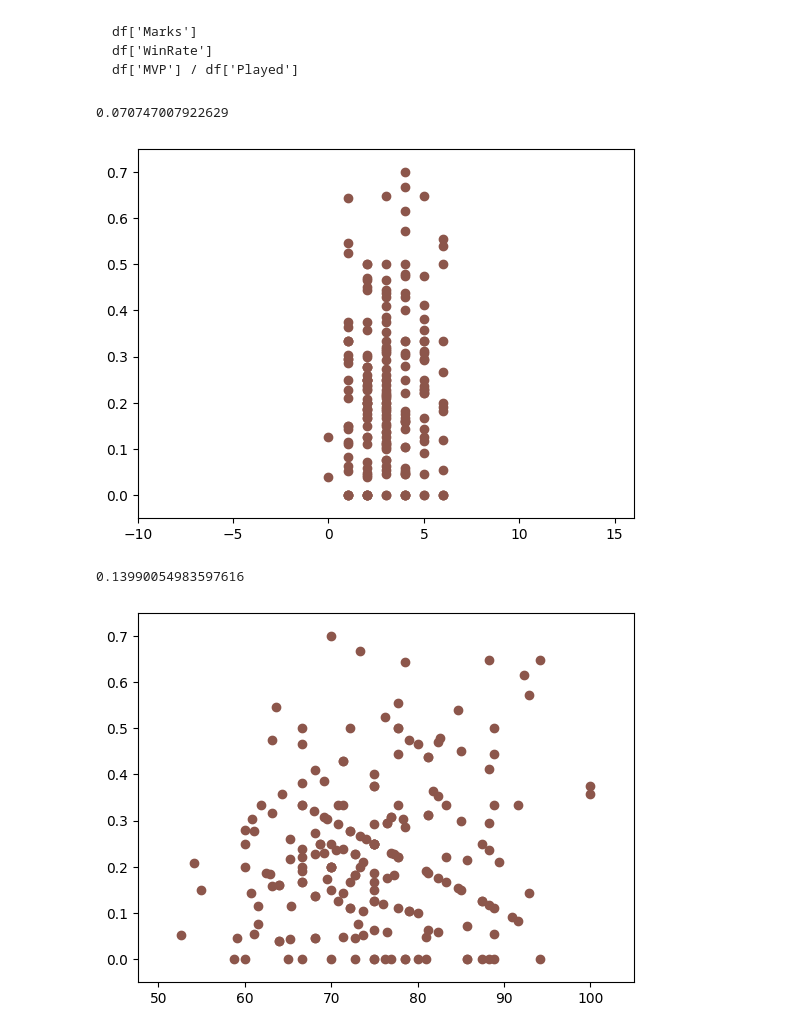
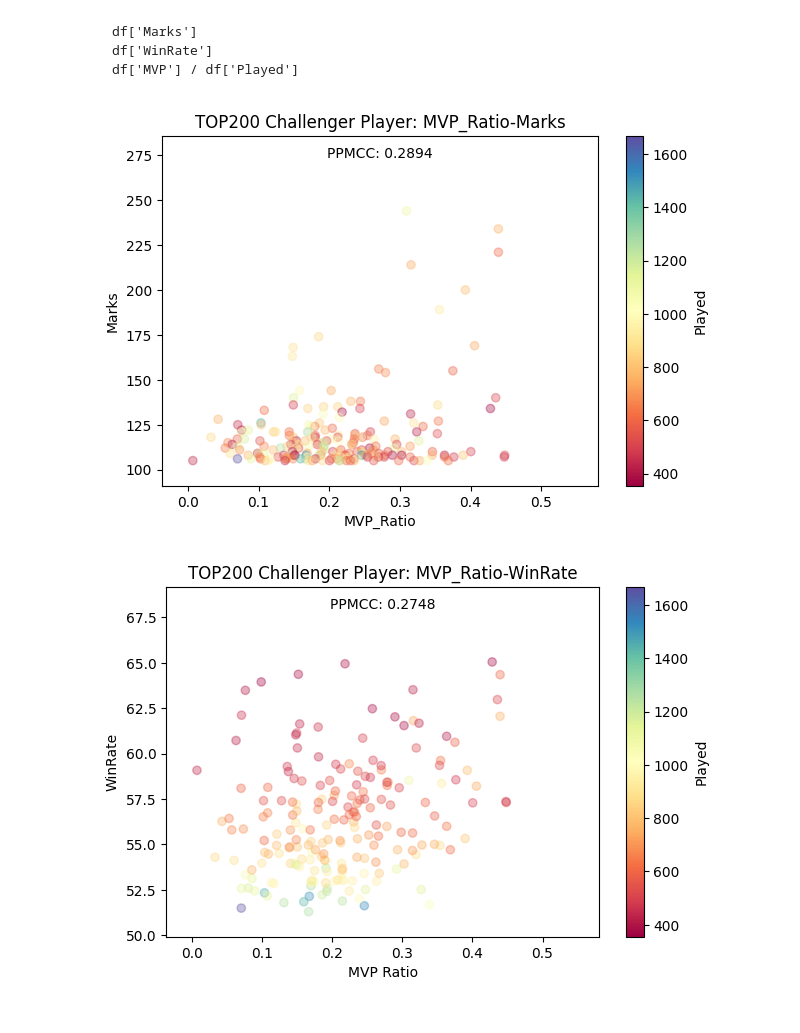
Before and after one commit to changchiyou/WildRiftResearch, a Jupyter notebook: MVP_WinRate_Marks.ipynb, the cells around one changed output. Drawn from its saved outputs; the diff is of its cells as text; code cells hidden in the pictures.

Commit message:
feat: modelize plotting function, plot 3d in 2d image and save as png

````diff
--- a/MVP_WinRate_Marks.ipynb
+++ b/MVP_WinRate_Marks.ipynb
@@ -123,37 +123,3 @@ df['Marks']
 df['WinRate']
 df['MVP'] / df['Played']
 ```
-# %%
-x = df['Marks']
-y = df['MVP'] / df['Played']
-
-print(np.corrcoef(x, y)[0, 1])
-
-fig, ax = plt.subplots()
-
-ax.set_xlim((x.min()-10, x.max()+10))
-ax.set_ylim((y.min()-0.05, y.max()+0.05))
-
-ax.plot(x, y, 'o', color='tab:brown')
-
-plt.show()
-# %% [output]
-0.070747007922629
-[figure, removed]
-# %%
-x = df['WinRate']
-y = df['MVP'] / df['Played']
-
-print(np.corrcoef(x, y)[0, 1])
-
-fig, ax = plt.subplots()
-
-ax.set_xlim((x.min()-5, x.max()+5))
-ax.set_ylim((y.min()-0.05, y.max()+0.05))
-
-ax.plot(x, y, 'o', color='tab:brown')
-
-plt.show()
-# %% [output]
-0.13990054983597616
-[figure, removed]
@@ -159,0 +161,18 @@ plt.show()
+# %%
+file_name_pure = os.path.splitext(file_name)[0]
+
+plot_3d_in_2d(x=df['MVP'] / df['Played'],
+              y=df['Marks'],
+              z=df['Played'],
+              x_label='MVP_Ratio', y_label='Marks', z_label='Played',
+              title='TOP200 Challenger Player: MVP_Ratio-Marks',
+              save_name=file_name_pure+'(1).png')
+plot_3d_in_2d(x=df['MVP'] / df['Played'],
+              y=df['WinRate'],
+              z=df['Played'],
+              x_label='MVP Ratio', y_label='WinRate', z_label='Played',
+              title='TOP200 Challenger Player: MVP_Ratio-WinRate',
+              save_name=file_name_pure+'(2).png')
+# %% [output]
+[figure, added]
+[figure, added]
````
Also changed, not shown: parts of 4 cells of this notebook, 5 other files.
